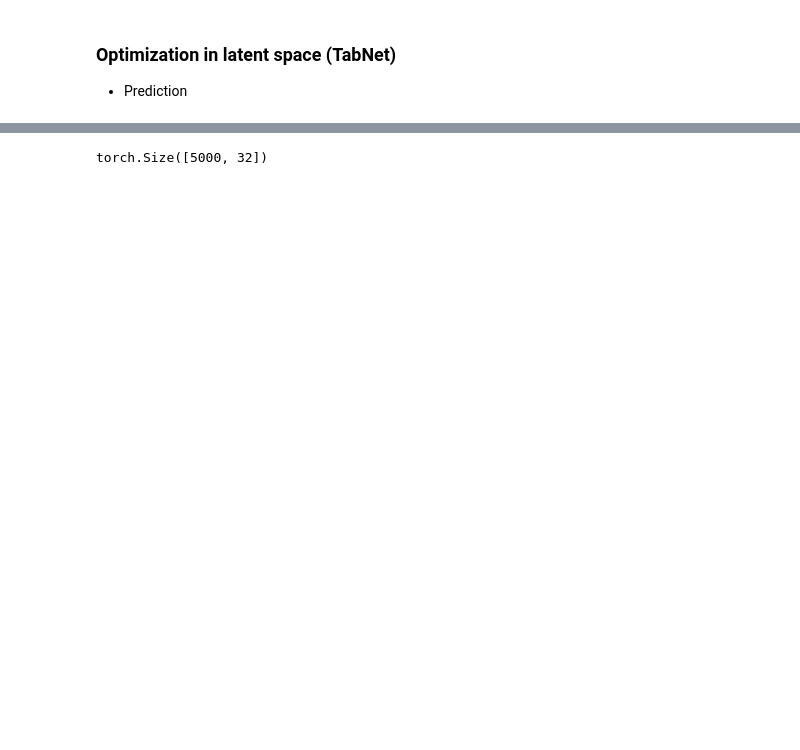
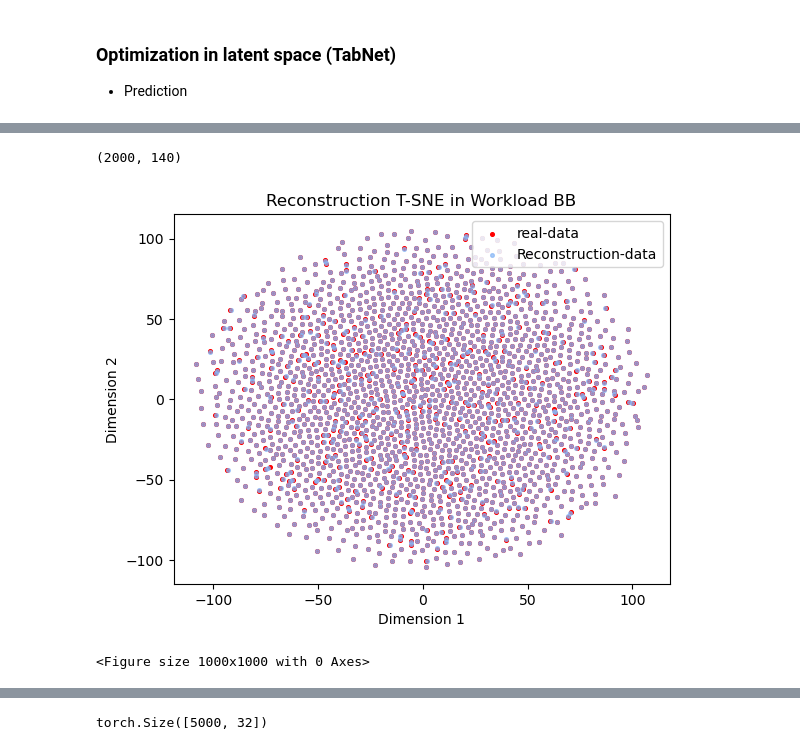
Before and after one commit to addb-swstarlab/DATATune, a Jupyter notebook: TADA_BB.ipynb, the cells around one changed output, grey strips where cells are left out. Drawn from its saved outputs; the diff is of its cells as text; code cells hidden in the pictures; blank space fills up the shorter version.

Commit message:
DATATune with Workload B

```diff
--- a/TADA_BB.ipynb
+++ b/TADA_BB.ipynb
@@ -547,0 +744,46 @@ with torch.no_grad():
+# %%
+label_total = torch.tensor(X_test)
+recon_total = model(torch.tensor(X_test).to("cuda").float())
+
+label_total_np = label_total.detach().cpu().numpy()
+recon_total_np = recon_total.detach().cpu().numpy()
+
+all_concat = np.concatenate([label_total_np,recon_total_np] )
+all_concat.shape
+# %% [output]
+(2000, 140)
+# %%
+from sklearn.manifold import TSNE
+from sklearn.datasets import load_digits
+from sklearn.preprocessing import MinMaxScaler,StandardScaler
+
+
+n_components = 2
+
+# scaler = MinMaxScaler()
+# input_array = scaler.fit_transform(inputs_np)
+
+
+tsne_model = TSNE(n_components=n_components)
+
+r = tsne_model.fit_transform(all_concat)
+
+# print(tsne_model.fit_transform(input_array))
+# %%
+import matplotlib.pyplot as plt
+
+# t-SNE 결과 시각화
+plt.scatter(r[:2000, 0], r[:2000, 1], s=7, color='red',  label='real-data')
+plt.scatter(r[2000:, 0], r[2000:, 1], s=7, alpha=0.7,color='#86B6F6', label='Reconstruction-data')
+
+plt.title('Reconstruction T-SNE in Workload BB')
+plt.xlabel('Dimension 1')
+plt.ylabel('Dimension 2')
+
+
+plt.legend(loc='upper right')
+plt.figure(figsize=(10,10))
+plt.show()
+# %% [output]
+[figure, added]
+<Figure size 1000x1000 with 0 Axes>
```
Also changed, not shown: parts of 45 cells of this notebook.
